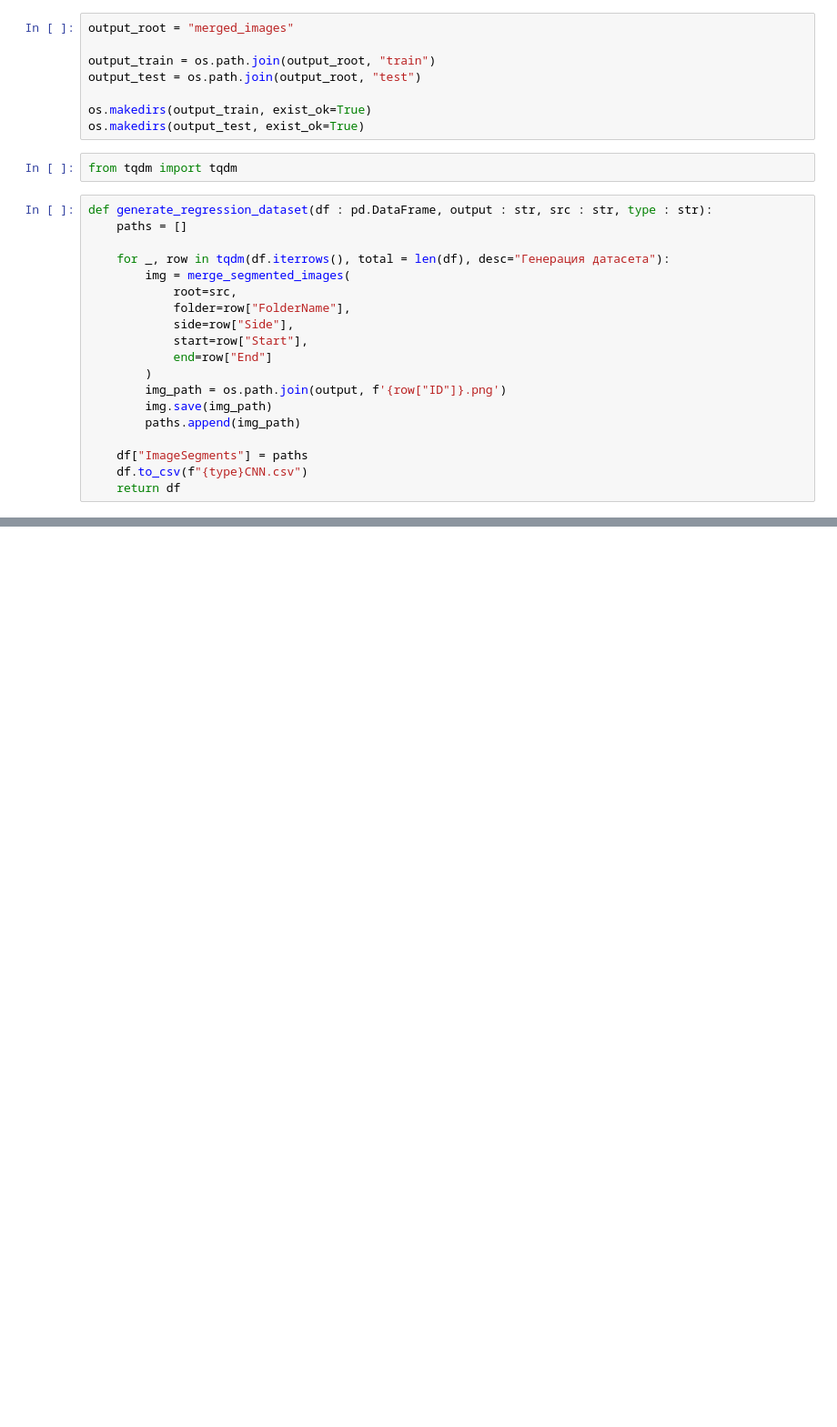
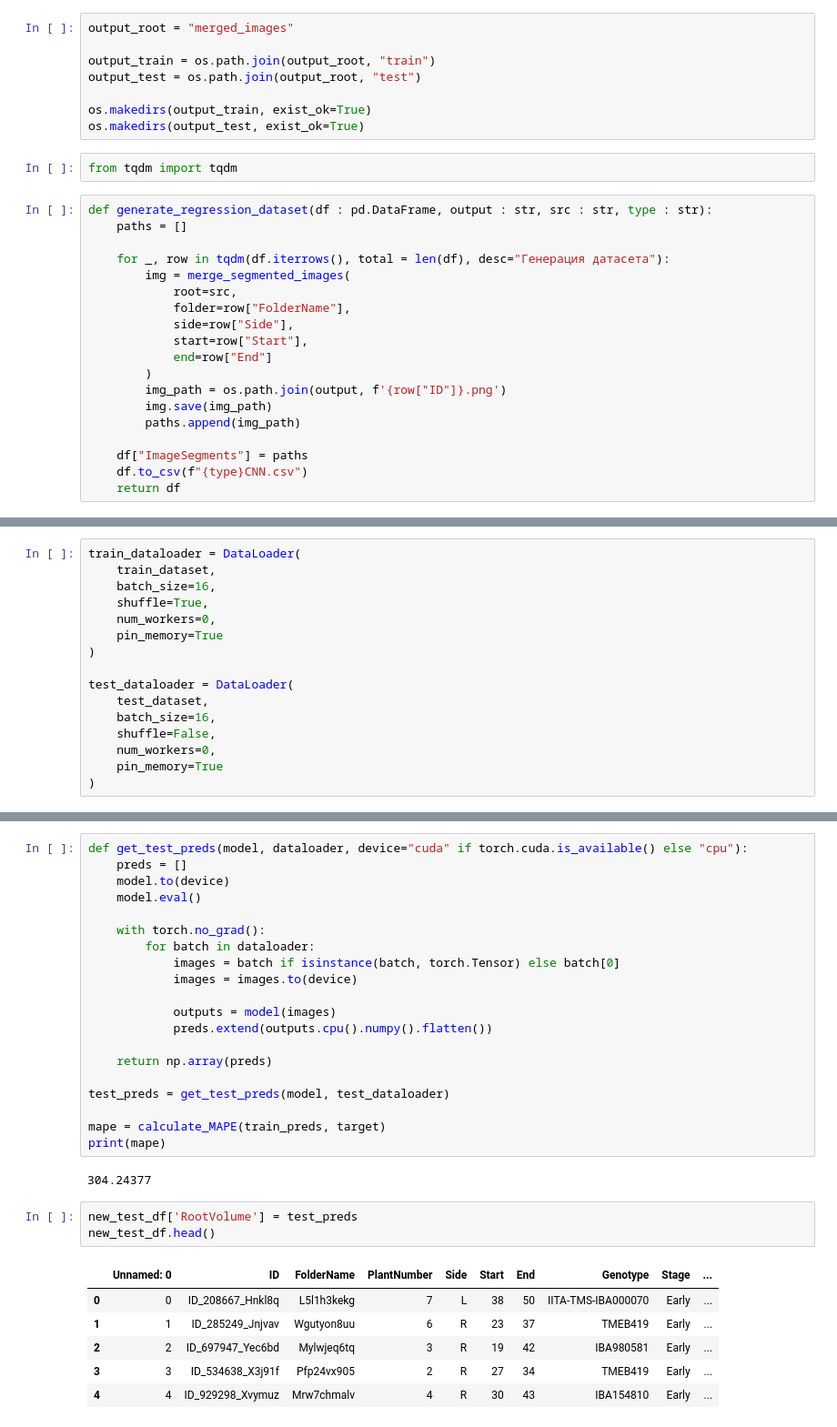
Before and after one commit to EHAT32/manioka, a Jupyter notebook: train_CNN.ipynb, the cells around one changed output, grey strips where cells are left out. Shown at 91% size. Cells and saved outputs as stored; diff of their text form; blank space fills up the shorter version.

```diff
--- a/train_CNN.ipynb
+++ b/train_CNN.ipynb
@@ -221,0 +296,16 @@ new_test_df = generate_regression_dataset(test_df, output_test, test_data_path,
+# %%
+train_dataloader = DataLoader(
+    train_dataset,
+    batch_size=16,
+    shuffle=True,
+    num_workers=0,
+    pin_memory=True
+)
+
+test_dataloader = DataLoader(
+    test_dataset,
+    batch_size=16,
+    shuffle=False,
+    num_workers=0,
+    pin_memory=True
+)
@@ -221,0 +435,32 @@ new_test_df = generate_regression_dataset(test_df, output_test, test_data_path,
+# %%
+def get_test_preds(model, dataloader, device="cuda" if torch.cuda.is_available() else "cpu"):
+    preds = []
+    model.to(device)
+    model.eval()
+
+    with torch.no_grad():
+        for batch in dataloader:
+            images = batch if isinstance(batch, torch.Tensor) else batch[0]
+            images = images.to(device)
+
+            outputs = model(images)
+            preds.extend(outputs.cpu().numpy().flatten())
+
+    return np.array(preds)
+
+test_preds = get_test_preds(model, test_dataloader)
+
+mape = calculate_MAPE(train_preds, target)
+print(mape)
+# %% [output]
+304.24377
+# %%
+new_test_df['RootVolume'] = test_preds
+new_test_df.head()
+# %% [output]
+|  | Unnamed: 0 | ID | FolderName | PlantNumber | Side | Start | End | Genotype | Stage | ... |
+| 0 | 0 | ID_208667_Hnkl8q | L5l1h3kekg | 7 | L | 38 | 50 | IITA-TMS-IBA000070 | Early | ... |
+| 1 | 1 | ID_285249_Jnjvav | Wgutyon8uu | 6 | R | 23 | 37 | TMEB419 | Early | ... |
+| 2 | 2 | ID_697947_Yec6bd | Mylwjeq6tq | 3 | R | 19 | 42 | IBA980581 | Early | ... |
+| 3 | 3 | ID_534638_X3j91f | Pfp24vx905 | 2 | R | 27 | 34 | TMEB419 | Early | ... |
+| 4 | 4 | ID_929298_Xvymuz | Mrw7chmalv | 4 | R | 30 | 43 | IBA154810 | Early | ... |
```
Also changed, not shown: parts of 26 cells of this notebook.
